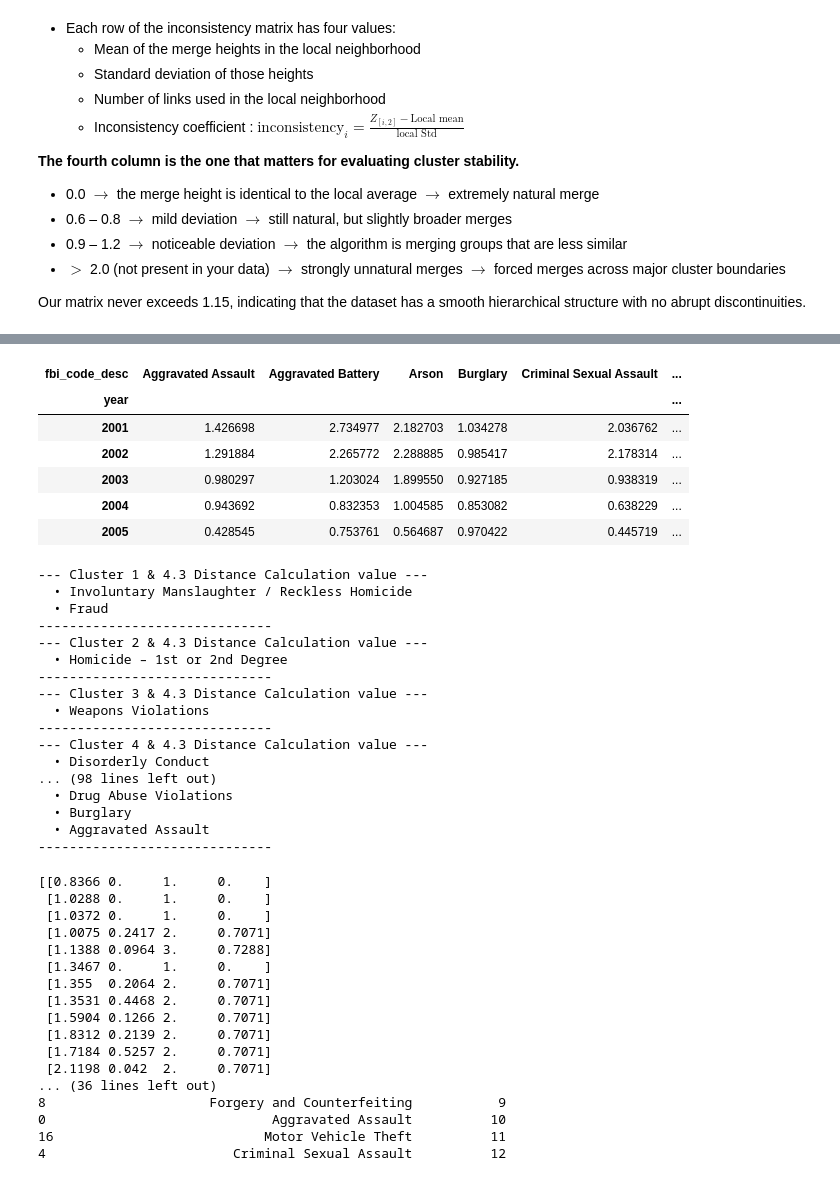
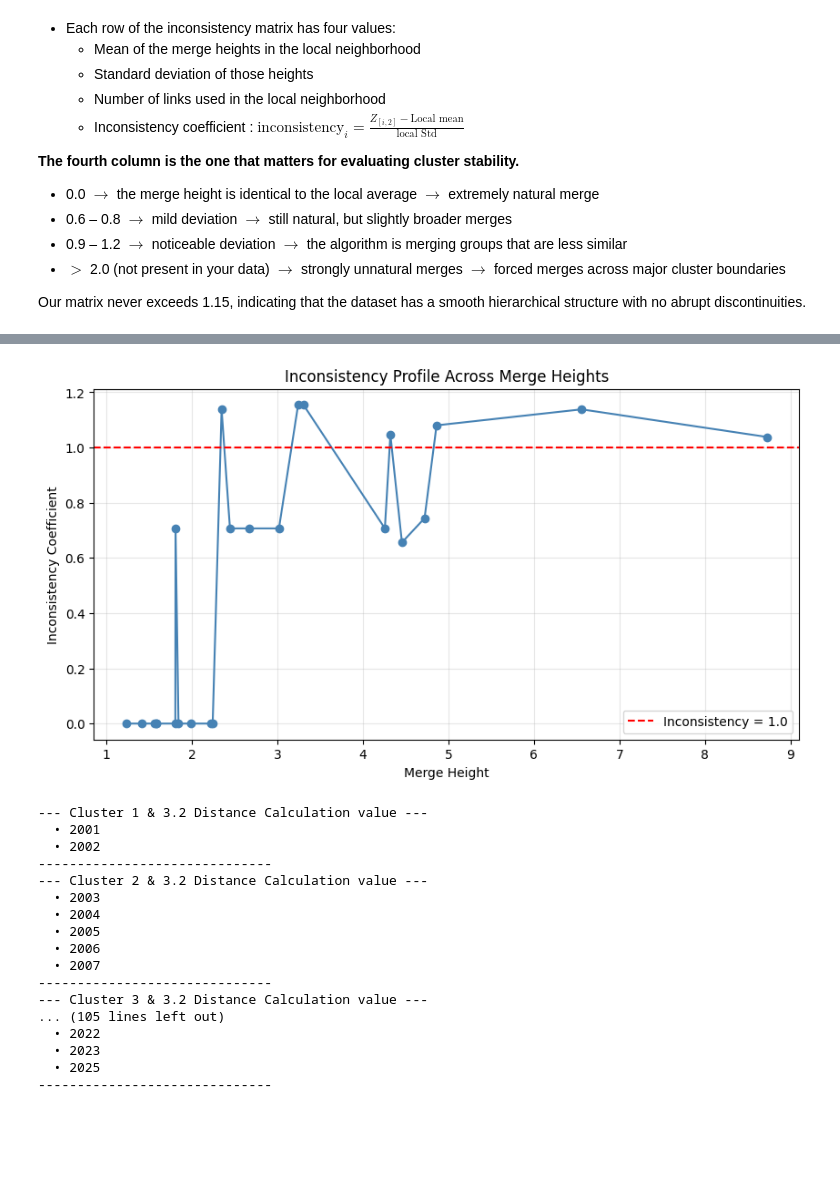
Before and after one commit to SirErikPak/ChicagoCrime, a Jupyter notebook: Notebook/ChicagoCrimeClusterAnalysis.ipynb, the cells around one changed output, grey strips where cells are left out. Cells and saved outputs as stored; diff of their text form; code cells hidden in the pictures; blank space fills up the shorter version.

```diff
--- a/Notebook/ChicagoCrimeDataAnalysis.ipynb
+++ b/Notebook/ChicagoCrimeClusterAnalysis.ipynb
@@ -344,18 +316,11 @@ z_score.head()
-# %%
-z_score.T.head()
-# %% [output]
-| fbi_code_desc | Aggravated Assault | Aggravated Battery | Arson | Burglary | Criminal Sexual Assault | ... |
-| year |  |  |  |  |  | ... |
-| 2001 | 1.426698 | 2.734977 | 2.182703 | 1.034278 | 2.036762 | ... |
-| 2002 | 1.291884 | 2.265772 | 2.288885 | 0.985417 | 2.178314 | ... |
-| 2003 | 0.980297 | 1.203024 | 1.899550 | 0.927185 | 0.938319 | ... |
-| 2004 | 0.943692 | 0.832353 | 1.004585 | 0.853082 | 0.638229 | ... |
-| 2005 | 0.428545 | 0.753761 | 0.564687 | 0.970422 | 0.445719 | ... |
+# %%
+plot.plot_cuts(heights, incons)
+# %% [output]
+[figure, added]
 # %%
 # Use the transposed DataFrame you used for the plot
 # This ensures we are looking at the 26 crime types (columns)
-z_score_rotated = z_score.T
-T_values = [4.3, 4.7, 5.7]
+T_values = [3.2, 4.3, 4.8]
 
 for T in T_values:
     # Get the linkage and clusters
@@ -367,7 +332,7 @@ for T in T_values:
     # Create the mapping using .columns instead of .index
     # This matches the names on the X-axis of your rotated plot
     crime_groups = pd.DataFrame({
-        'fbi_code_desc': z_score_rotated.columns,
+        'fbi_code_desc': z_score.columns,
         'cluster_id': clusters
     }).sort_values('cluster_id')
 
@@ -379,50 +344,20 @@ for T in T_values:
         print("-" * 30)
     print("\n")
 # %% [output]
---- Cluster 1 & 4.3 Distance Calculation value ---
-  • Involuntary Manslaughter / Reckless Homicide
-  • Fraud
+--- Cluster 1 & 3.2 Distance Calculation value ---
+  • 2001
+  • 2002
 ------------------------------
---- Cluster 2 & 4.3 Distance Calculation value ---
-  • Homicide – 1st or 2nd Degree
+--- Cluster 2 & 3.2 Distance Calculation value ---
+  • 2003
+  • 2004
+  • 2005
+  • 2006
+  • 2007
 ------------------------------
---- Cluster 3 & 4.3 Distance Calculation value ---
-  • Weapons Violations
+--- Cluster 3 & 3.2 Distance Calculation value ---
+... (105 lines left out)
+  • 2022
+  • 2023
+  • 2025
 ------------------------------
---- Cluster 4 & 4.3 Distance Calculation value ---
-  • Disorderly Conduct
-... (98 lines left out)
-  • Drug Abuse Violations
-  • Burglary
-  • Aggravated Assault
-------------------------------
-# %%
-from scipy.cluster.hierarchy import inconsistent
-# Remove scientific notation
-np.set_printoptions(suppress=True, precision=4, linewidth=100)
-
-inc = inconsistent(linkage)
-
-# Remove scientific notation
-np.set_printoptions(suppress=True, precision=4, linewidth=100)
-
-print(inc)
-print(crime_groups)
-# %% [output]
-[[0.8366 0.     1.     0.    ]
- [1.0288 0.     1.     0.    ]
- [1.0372 0.     1.     0.    ]
- [1.0075 0.2417 2.     0.7071]
- [1.1388 0.0964 3.     0.7288]
- [1.3467 0.     1.     0.    ]
- [1.355  0.2064 2.     0.7071]
- [1.3531 0.4468 2.     0.7071]
- [1.5904 0.1266 2.     0.7071]
- [1.8312 0.2139 2.     0.7071]
- [1.7184 0.5257 2.     0.7071]
- [2.1198 0.042  2.     0.7071]
-... (36 lines left out)
-8                     Forgery and Counterfeiting           9
-0                             Aggravated Assault          10
-16                           Motor Vehicle Theft          11
-4                        Criminal Sexual Assault          12
```
Also changed, not shown: parts of 27 cells of this notebook, 1 other file.
